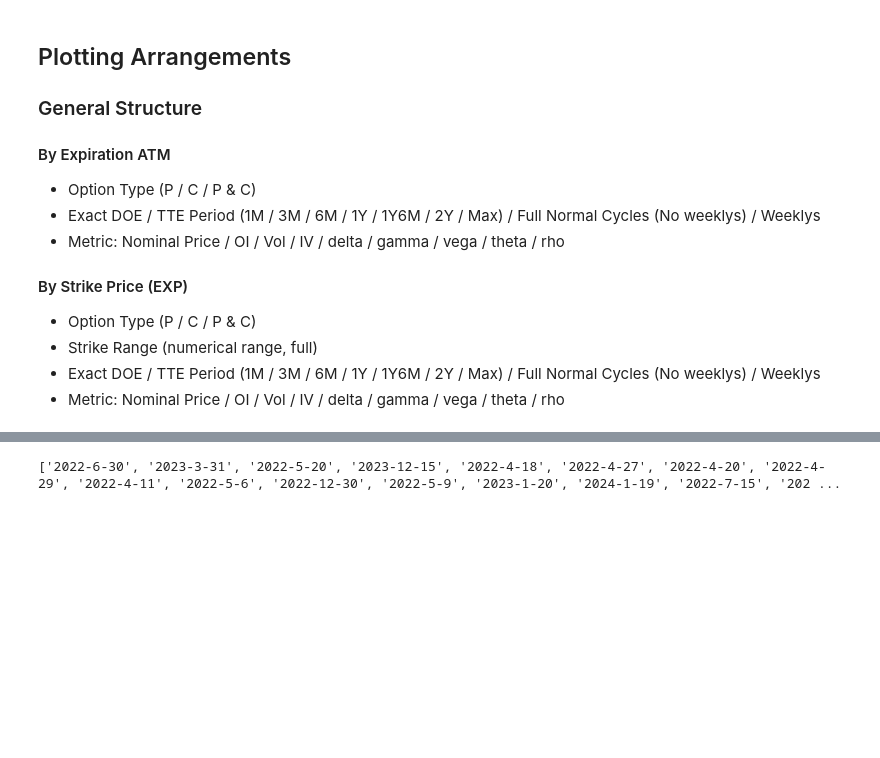
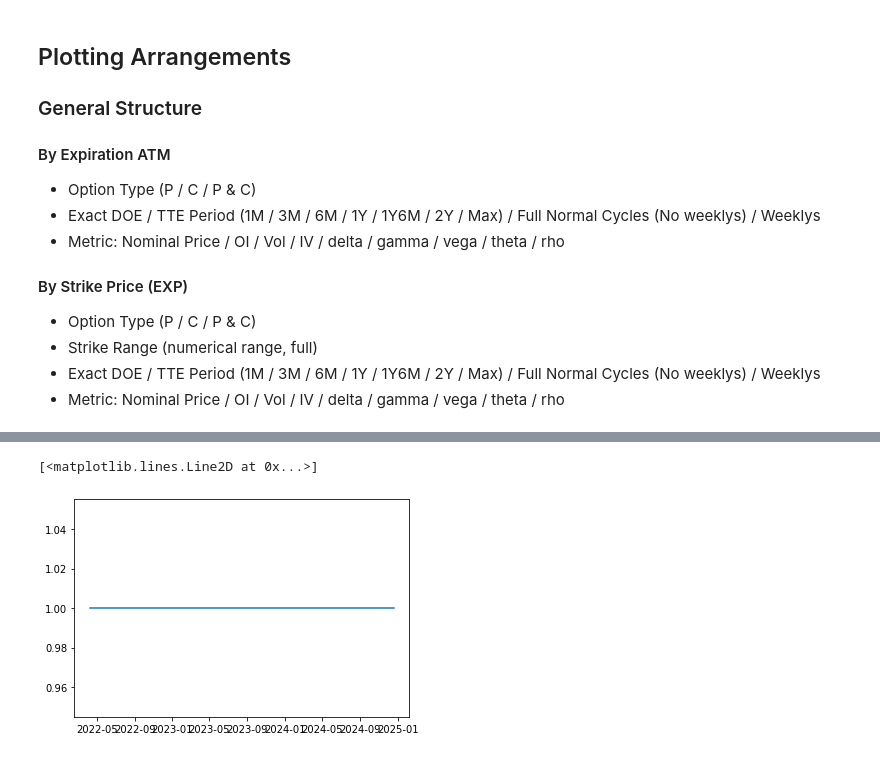
Before and after one commit to ilyakrasavin/geenie-options, a Jupyter notebook: Pricing/plotting.ipynb, the cells around one changed output, grey strips where cells are left out. Cells and saved outputs as stored; diff of their text form; code cells hidden in the pictures; blank space fills up the shorter version.

```diff
--- a/Pricing/plotting.ipynb
+++ b/Pricing/plotting.ipynb
@@ -68,4 +67,0 @@ for each in exprations:
-# %%
-print(valid_expirations)
-# %% [output]
-['2022-6-30', '2023-3-31', '2022-5-20', '2023-12-15', '2022-4-18', '2022-4-27', '2022-4-20', '2022-4-29', '2022-4-11', '2022-5-6', '2022-12-30', '2022-5-9', '2023-1-20', '2024-1-19', '2022-7-15', '202 ...
@@ -73,0 +68,8 @@ def plot_expiration_atm():
+# %%
+valid_expirations_sorted = pd.to_datetime(valid_expirations).sort_values()
+valid_expirations_sorted = valid_expirations_sorted.to_pydatetime()
+# %%
+plt.plot(valid_expirations_sorted, np.ones(len(valid_expirations_sorted)))
+# %% [output]
+[<matplotlib.lines.Line2D at 0x...>]
+[figure, added]
```
Also changed, not shown: parts of 7 cells of this notebook.
